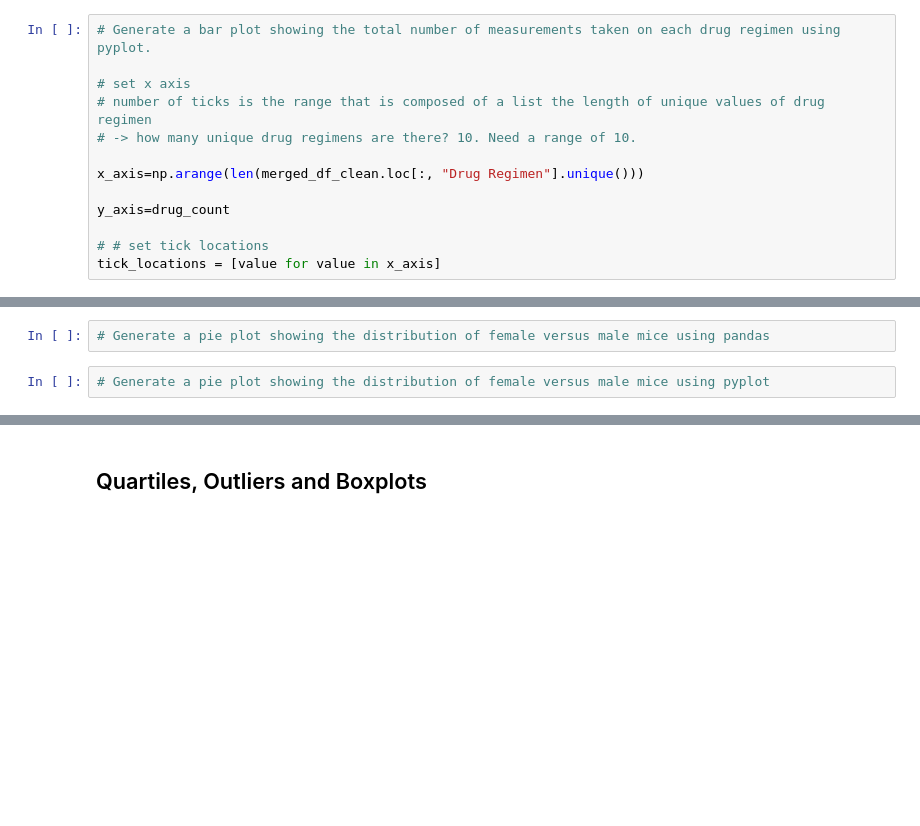
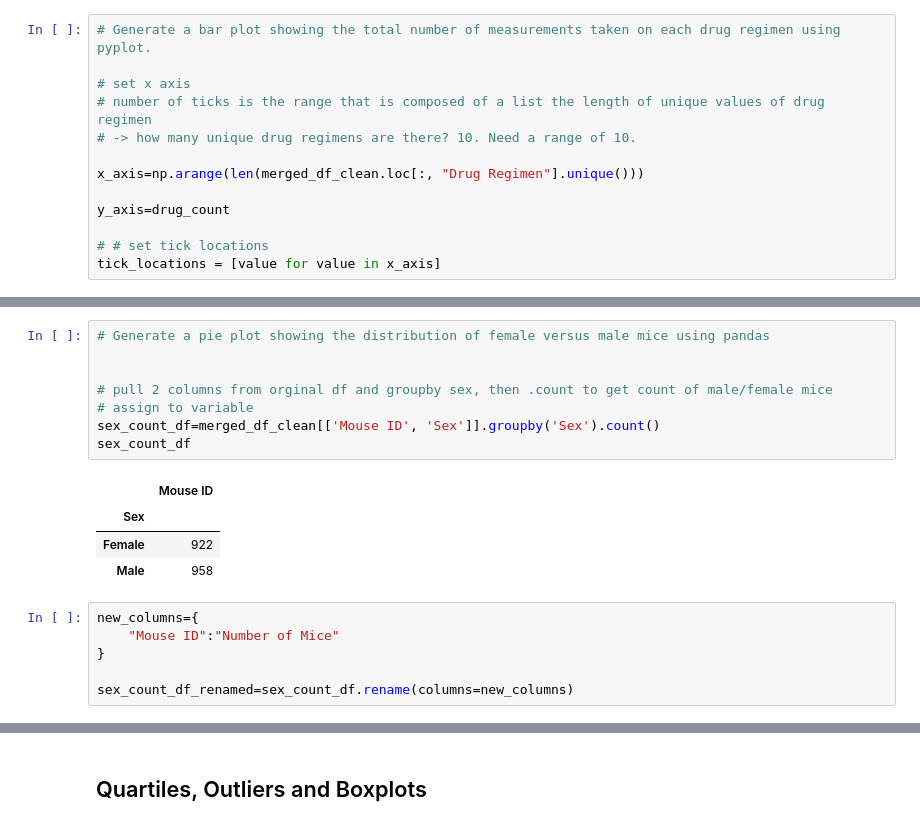
Before and after one commit to acsours/matplotlib-homework, a Jupyter notebook: pymaceuticals_starter.ipynb, the cells around one changed output, grey strips where cells are left out. Cells and saved outputs as stored; diff of their text form; blank space fills up the shorter version.

```diff
--- a/pymaceuticals_starter.ipynb
+++ b/pymaceuticals_starter.ipynb
@@ -402,4 +409,19 @@ plt.show()
 # %%
 # Generate a pie plot showing the distribution of female versus male mice using pandas
+
+
+# pull 2 columns from orginal df and groupby sex, then .count to get count of male/female mice
+# assign to variable
+sex_count_df=merged_df_clean[['Mouse ID', 'Sex']].groupby('Sex').count()
+sex_count_df
+# %% [output]
+|  | Mouse ID |
+| Sex |  |
+| Female | 922 |
+| Male | 958 |
-# %%
-# Generate a pie plot showing the distribution of female versus male mice using pyplot
+# %%
+new_columns={
+    "Mouse ID":"Number of Mice"
+}
+
+sex_count_df_renamed=sex_count_df.rename(columns=new_columns)
```
Also changed, not shown: parts of 13 cells of this notebook.
